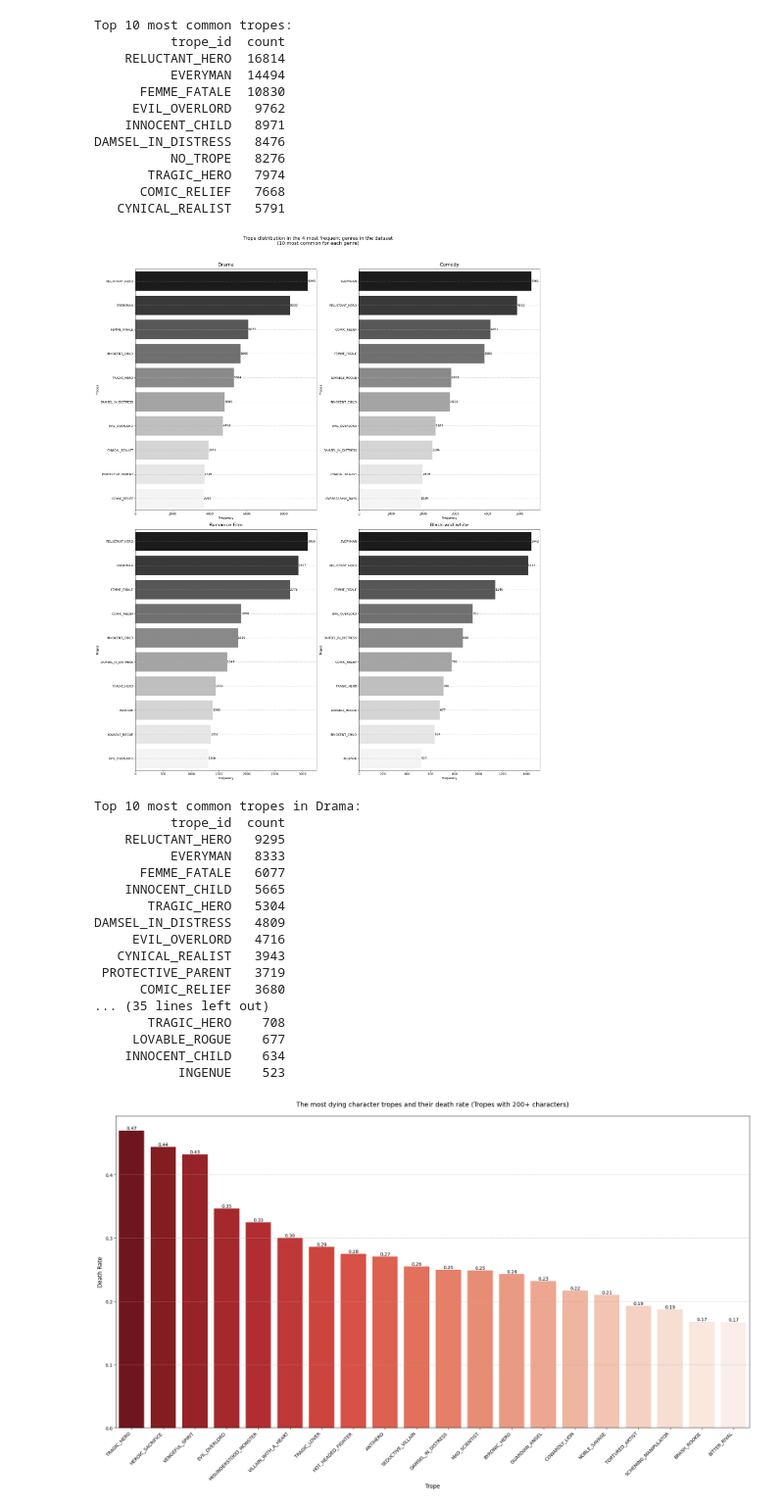
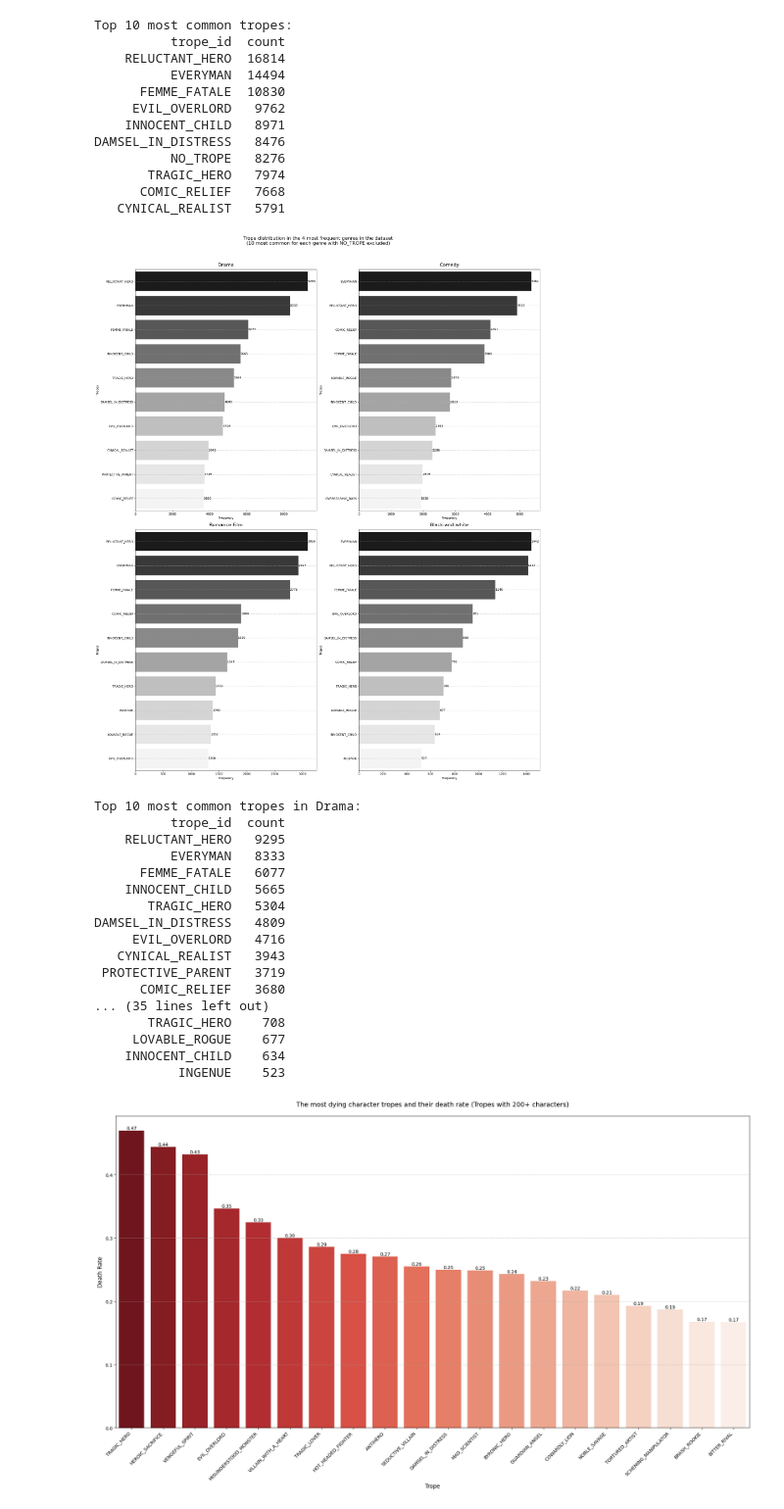
Before and after one commit to epfl-ada/ada-2024-project-nhsvd, a Jupyter notebook: notebooks/death_rate_analysis.ipynb, the cells around one changed output. Shown at 98% size. Drawn from its saved outputs; the diff is of its cells as text; code cells hidden in the pictures.

```diff
--- a/notebooks/death_rate_analysis.ipynb
+++ b/notebooks/death_rate_analysis.ipynb
@@ -164,35 +164,35 @@ for idx, genre in enumerate(genres_freq.head(genre_count).genres_list):
 
     dfs.append(genre_freq)
 
     sns.barplot(
         data=genre_freq,
         x='count',
         y='trope_id',
         ax=axes[idx],
         palette='Greys_r'
     )
 
     axes[idx].grid(axis='y', linestyle='--', alpha=0.7)
 
     axes[idx].set_title(f'{genre}', pad=10, fontsize=16)
     axes[idx].set_xlabel('Frequency')
     axes[idx].set_ylabel('Tropes')
 
     # Add text on the bars (adjust text position to work with horizontal bars)
     for i, v in enumerate(genre_freq['count']):
         axes[idx].text(v, i, f'{v}', va='center')
 
 # Add a title for the whole figure
-plt.suptitle(f'Trope distribution in the {genre_count} most frequent genres in the dataset\n({threshold} most common for each genre)',
+plt.suptitle(f'Trope distribution in the {genre_count} most frequent genres in the dataset\n({threshold} most common for each genre with NO_TROPE excluded)',
             fontsize=16, y=1.02)
 plt.tight_layout()
 plt.show()
 
 for idx, genre in enumerate(genres_freq.head(genre_count).genres_list):
     print(f'\nTop {threshold} most common tropes in {genre}:')
     print(dfs[idx].head(threshold).to_string(index=False))
 # %% [output]
-[figure, old version]
+[figure, new version]
 Top 10 most common tropes in Drama:
           trope_id  count
     RELUCTANT_HERO   9295
```
Also changed, not shown: parts of 1 cell of this notebook.
